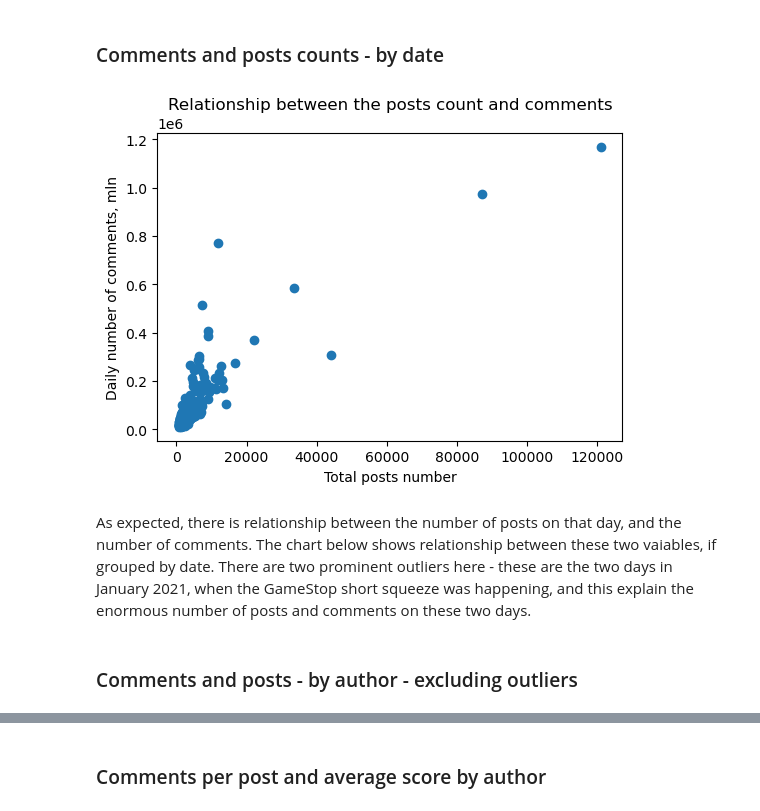
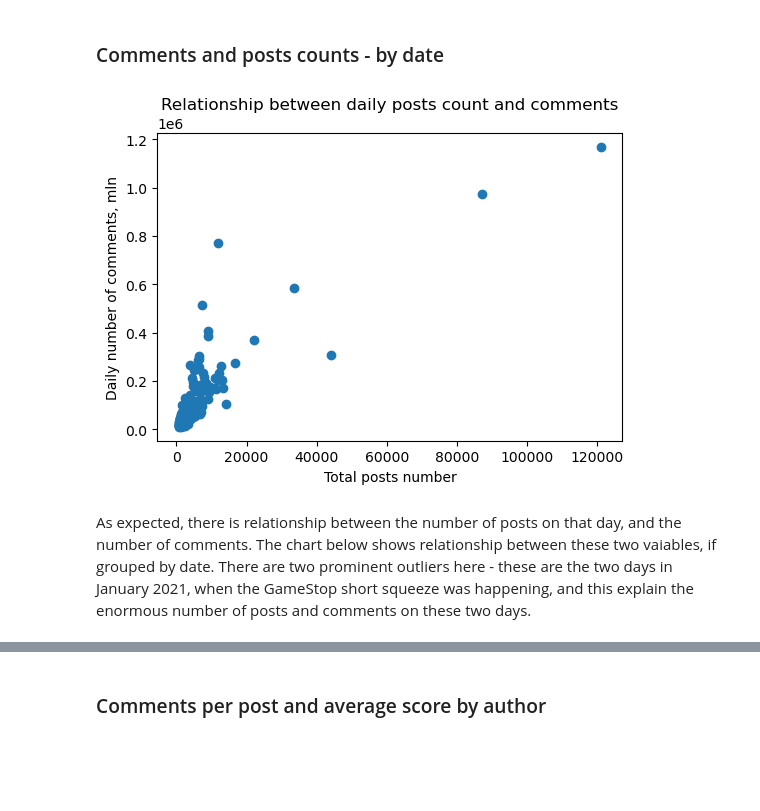
Before and after one commit to lusavkaedu/wallstreetbets, a Jupyter notebook: notebooks/01_data_loading_EDA.ipynb, the cells around one changed output, grey strips where cells are left out. Saved outputs shown, nothing was run; the diff lists cells and outputs as text; code cells hidden in the pictures; blank space fills up the shorter version.

```diff
--- a/notebooks/01_data_loading_EDA.ipynb
+++ b/notebooks/01_data_loading_EDA.ipynb
@@ -1131,14 +1135,12 @@ We would expect some degree of relationships between these two variables: more i
 # %%
 # scatterplot  - group BY DATE
 plt.figure()
 plt.scatter(df_agg_by_date['total_count'], df_agg_by_date['total_comments'])
-plt.title('Relationship between the posts count and comments')
+plt.title('Relationship between daily posts count and comments')
 plt.xlabel('Total posts number')
 plt.ylabel('Daily number of comments, mln')
 plt.show()
 # %% [output]
-[figure, old version]
+[figure, new version]
 # %% [markdown]
 As expected, there is relationship between the number of posts on that day, and the number of comments.  The chart below shows relationship between these two vaiables, if grouped by date.  There are two prominent outliers here - these are the two days in January 2021, when the GameStop short squeeze was happening, and this explain the enormous number of posts and comments on these two days.
-# %% [markdown]
-### Comments and posts - by author - excluding outliers
```
Also changed, not shown: parts of 13 cells of this notebook.
